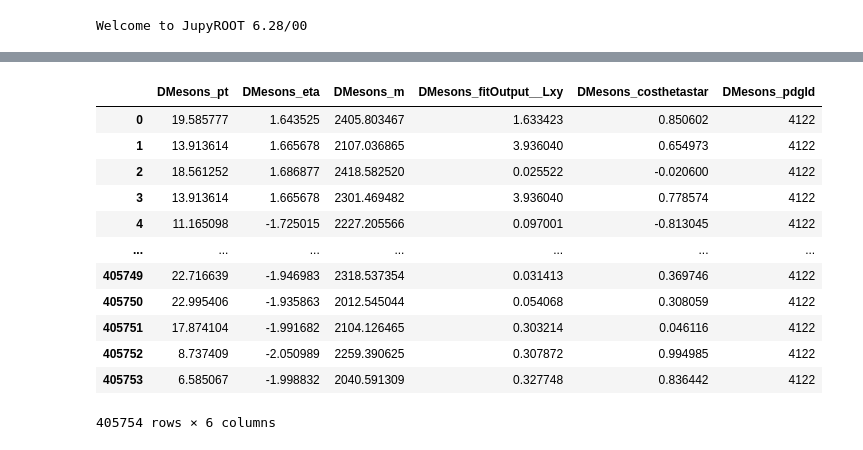
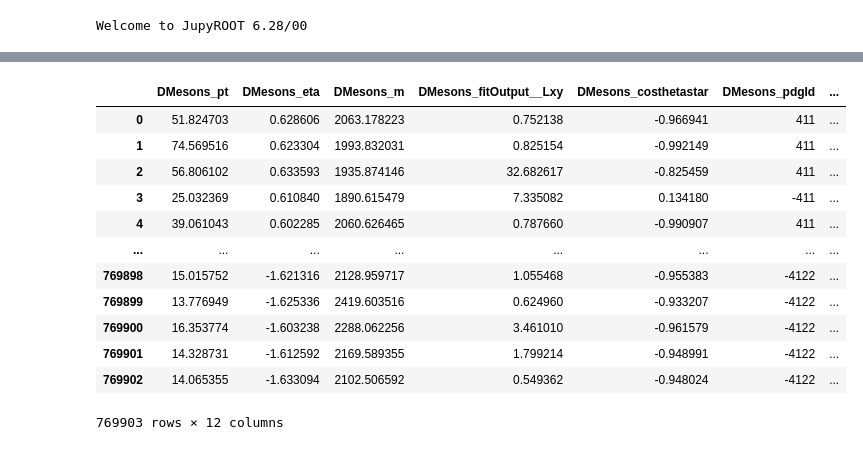
Before and after one commit to GitGup/ATLAS_DNN, a Jupyter notebook: SherpaStuff.ipynb, the cells around one changed output, grey strips where cells are left out. Drawn from its saved outputs; the diff is of its cells as text; code cells hidden in the pictures.

Commit message:
Sherpa correctly cut, separated, and saved

```diff
--- a/SherpaStuff.ipynb
+++ b/SherpaStuff.ipynb
@@ -82,0 +96,3 @@ df
+# %%
+Sherpa_df = separate(Sherpa_df)
+Sherpa_df
@@ -82,0 +113,17 @@ df
+# %%
+cut_indicies = []
+for index, row in Sherpa_df.iterrows():
+
+    pts = row["DMesons_pt"]
+    ms = row["DMesons_m"]
+    etas = row["DMesons_eta"]
+
+    if (pts < 8):
+        cut_indicies.append(index)
+    elif (2 > ms > 2.5):
+        cut_indicies.append(index)
+    elif (etas > 2.2):
+        cut_indicies.append(index)
+
+Sherpa_df = Sherpa_df.drop(index = cut_indicies, axis = 0)
+Sherpa_df = Sherpa_df.reset_index(drop = True)
@@ -83,49 +146,49 @@ df
 # %%
 #func = lambda x: 'only_411' if x == [411] else ('only_4122' if x == [4122] else 'both')
 
 def func(x):
     if x == 411:
         return 'only_411'
     elif x == 4122:
         return 'only_4122'
     elif x == -4122:
-        return 'only_-4122'
+        return 'only_4122'
     elif x == -411:
-        return 'only_-411'
+        return 'only_411'
     else:
         return 'both'
 
-df['particle_type'] = df['DMesons_pdgId'].apply(func)
+Sherpa_df['particle_type'] = Sherpa_df['DMesons_pdgId'].apply(func)
 
 # separate the rows based on the new column
-only_411 = df[df['particle_type'] == 'only_411']
-only_4122 = df[df['particle_type'] == 'only_4122']
-only_411_negative = df[df['particle_type'] == 'only_-411']
-only_4122_negative = df[df['particle_type'] == 'only_-4122']
+only_411 = Sherpa_df[Sherpa_df['particle_type'] == 'only_411']
+only_4122 = Sherpa_df[Sherpa_df['particle_type'] == 'only_4122']
+# only_411_negative = Sherpa_df[Sherpa_df['particle_type'] == 'only_-411']
+# only_4122_negative = Sherpa_df[Sherpa_df['particle_type'] == 'only_-4122']
 #new_df = df[(df['particle_type'] != 'both') & (df['particle_type'] != 'only_-411')]
 
-new_df = df[(df['particle_type'] != 'only_-411') & (df['particle_type'] != 'only_-4122')]
-new_df = new_df.reset_index(drop=True)
+new_df = Sherpa_df[(Sherpa_df['particle_type'] != 'both')]
+#new_df = new_df.reset_index(drop=True)
 
-new_df.loc[:, 'DMesons_pt'] = new_df['DMesons_pt'].apply(lambda x: float(x))
-new_df.loc[:, 'DMesons_eta'] = new_df['DMesons_eta'].apply(lambda x: float(x))
-new_df.loc[:, 'DMesons_m'] = new_df['DMesons_m'].apply(lambda x: float(x))
-new_df.loc[:, 'DMesons_fitOutput__Lxy'] = new_df['DMesons_fitOutput__Lxy'].apply(lambda x: float(x))
-new_df.loc[:, 'DMesons_costhetastar'] = new_df['DMesons_costhetastar'].apply(lambda x: float(x))
-new_df.loc[:, 'DMesons_pdgId'] = new_df['DMesons_pdgId'].apply(lambda x: int(x))
-new_df = new_df.drop('particle_type', axis=1)
+# new_df.loc[:, 'DMesons_pt'] = new_df['DMesons_pt'].apply(lambda x: float(x))
+# new_df.loc[:, 'DMesons_eta'] = new_df['DMesons_eta'].apply(lambda x: float(x))
+# new_df.loc[:, 'DMesons_m'] = new_df['DMesons_m'].apply(lambda x: float(x))
+# new_df.loc[:, 'DMesons_fitOutput__Lxy'] = new_df['DMesons_fitOutput__Lxy'].apply(lambda x: float(x))
+# new_df.loc[:, 'DMesons_costhetastar'] = new_df['DMesons_costhetastar'].apply(lambda x: float(x))
+# new_df.loc[:, 'DMesons_pdgId'] = new_df['DMesons_pdgId'].apply(lambda x: int(x))
+#new_df = new_df.drop('particle_type', axis=1)
 new_df
 # %% [output]
-|  | DMesons_pt | DMesons_eta | DMesons_m | DMesons_fitOutput__Lxy | DMesons_costhetastar | DMesons_pdgId |
-| 0 | 19.585777 | 1.643525 | 2405.803467 | 1.633423 | 0.850602 | 4122 |
-| 1 | 13.913614 | 1.665678 | 2107.036865 | 3.936040 | 0.654973 | 4122 |
-| 2 | 18.561252 | 1.686877 | 2418.582520 | 0.025522 | -0.020600 | 4122 |
-| 3 | 13.913614 | 1.665678 | 2301.469482 | 3.936040 | 0.778574 | 4122 |
-| 4 | 11.165098 | -1.725015 | 2227.205566 | 0.097001 | -0.813045 | 4122 |
-| ... | ... | ... | ... | ... | ... | ... |
-| 405749 | 22.716639 | -1.946983 | 2318.537354 | 0.031413 | 0.369746 | 4122 |
-| 405750 | 22.995406 | -1.935863 | 2012.545044 | 0.054068 | 0.308059 | 4122 |
-| 405751 | 17.874104 | -1.991682 | 2104.126465 | 0.303214 | 0.046116 | 4122 |
-| 405752 | 8.737409 | -2.050989 | 2259.390625 | 0.307872 | 0.994985 | 4122 |
-| 405753 | 6.585067 | -1.998832 | 2040.591309 | 0.327748 | 0.836442 | 4122 |
+|  | DMesons_pt | DMesons_eta | DMesons_m | DMesons_fitOutput__Lxy | DMesons_costhetastar | DMesons_pdgId | ... |
+| 0 | 51.824703 | 0.628606 | 2063.178223 | 0.752138 | -0.966941 | 411 | ... |
+| 1 | 74.569516 | 0.623304 | 1993.832031 | 0.825154 | -0.992149 | 411 | ... |
+| 2 | 56.806102 | 0.633593 | 1935.874146 | 32.682617 | -0.825459 | 411 | ... |
+| 3 | 25.032369 | 0.610840 | 1890.615479 | 7.335082 | 0.134180 | -411 | ... |
+| 4 | 39.061043 | 0.602285 | 2060.626465 | 0.787660 | -0.990907 | 411 | ... |
+| ... | ... | ... | ... | ... | ... | ... | ... |
+| 769898 | 15.015752 | -1.621316 | 2128.959717 | 1.055468 | -0.955383 | -4122 | ... |
+| 769899 | 13.776949 | -1.625336 | 2419.603516 | 0.624960 | -0.933207 | -4122 | ... |
+| 769900 | 16.353774 | -1.603238 | 2288.062256 | 3.461010 | -0.961579 | -4122 | ... |
+| 769901 | 14.328731 | -1.612592 | 2169.589355 | 1.799214 | -0.948991 | -4122 | ... |
+| 769902 | 14.065355 | -1.633094 | 2102.506592 | 0.549362 | -0.948024 | -4122 | ... |
-405754 rows × 6 columns
+769903 rows × 12 columns
```
Also changed, not shown: parts of 17 cells of this notebook.
